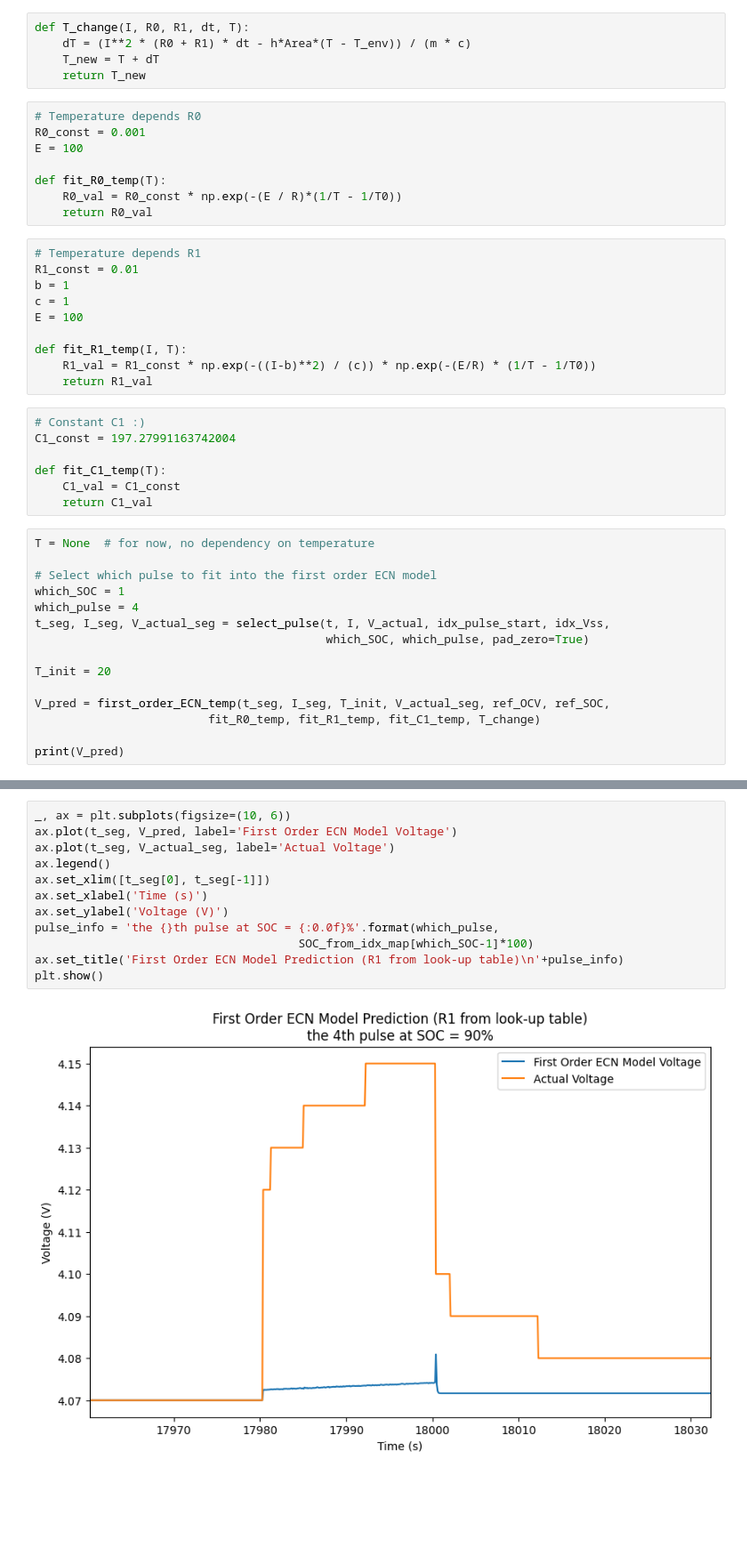
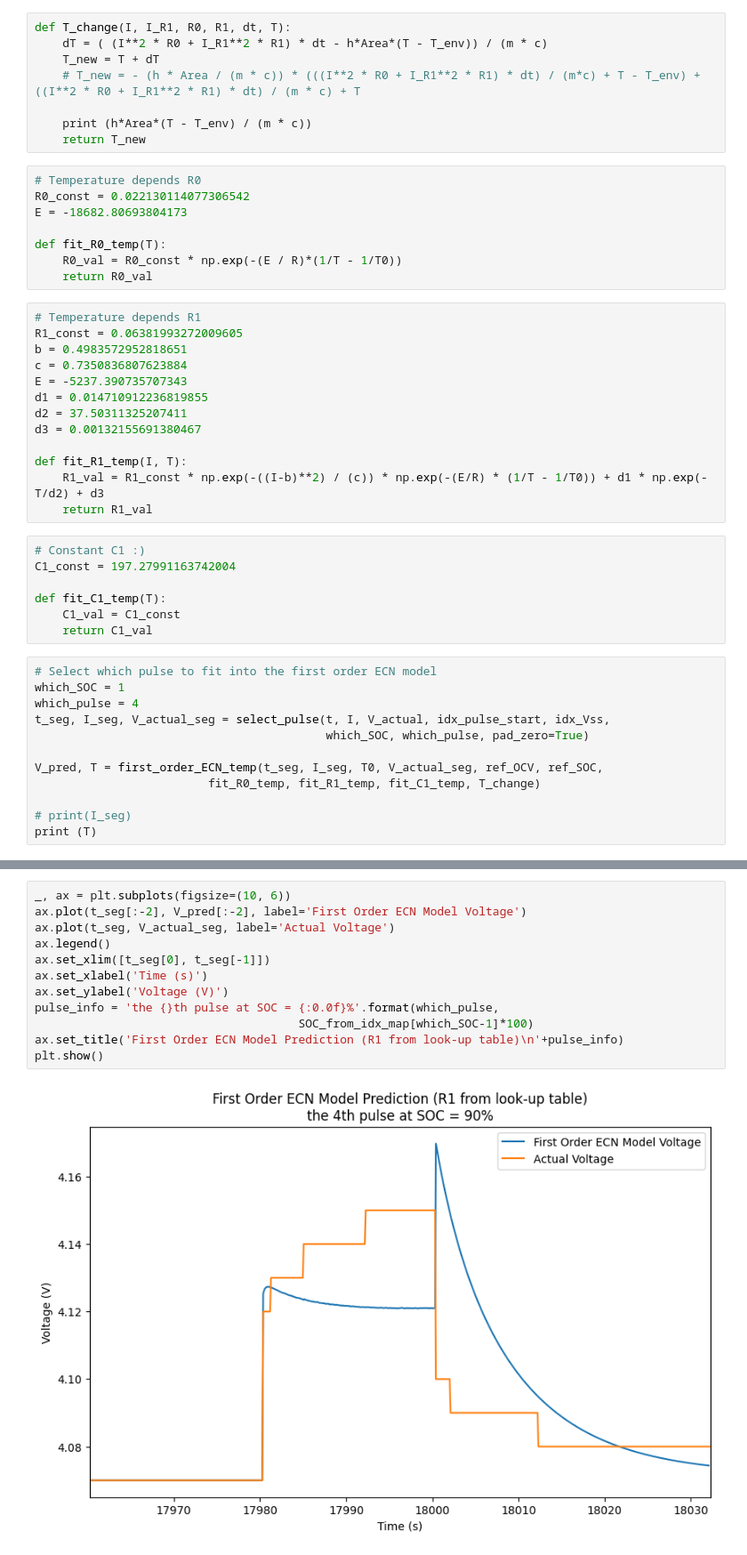
Before and after one commit to sunfanyi/modelling-of-lithium-ion-batteries, a Jupyter notebook: part_3.ipynb, the cells around one changed output, grey strips where cells are left out. Shown at 89% size. Cells and saved outputs as stored; diff of their text form; blank space fills up the shorter version.

```diff
--- a/part_3.ipynb
+++ b/part_3.ipynb
@@ -380,27 +396,33 @@ radius = 18.33e-3 / 2
 # Cell Surface Area
 Area = 2*np.pi*radius*height + 2*np.pi*radius**2
 # %%
-def T_change(I, R0, R1, dt, T):
-    dT = (I**2 * (R0 + R1) * dt - h*Area*(T - T_env)) / (m * c)
+def T_change(I, I_R1, R0, R1, dt, T):
+    dT = ( (I**2 * R0 + I_R1**2 * R1) * dt - h*Area*(T - T_env)) / (m * c)
     T_new = T + dT
+    # T_new = - (h * Area / (m * c)) * (((I**2 * R0 + I_R1**2 * R1) * dt) / (m*c) + T - T_env) + ((I**2 * R0 + I_R1**2 * R1) * dt) / (m * c) + T
+
+    print (h*Area*(T - T_env) / (m * c))
     return T_new
 # %%
 # Temperature depends R0
-R0_const = 0.001
-E = 100
+R0_const = 0.022130114077306542
+E = -18682.80693804173
 
 def fit_R0_temp(T):
     R0_val = R0_const * np.exp(-(E / R)*(1/T - 1/T0))
     return R0_val
 # %%
 # Temperature depends R1
-R1_const = 0.01
-b = 1
-c = 1
-E = 100
+R1_const = 0.06381993272009605
+b = 0.4983572952818651
+c = 0.7350836807623884
+E = -5237.390735707343
+d1 = 0.014710912236819855
+d2 = 37.50311325207411
+d3 = 0.00132155691380467
 
 def fit_R1_temp(I, T):
-    R1_val = R1_const * np.exp(-((I-b)**2) / (c)) * np.exp(-(E/R) * (1/T - 1/T0))
+    R1_val = R1_const * np.exp(-((I-b)**2) / (c)) * np.exp(-(E/R) * (1/T - 1/T0)) + d1 * np.exp(-T/d2) + d3
     return R1_val
 # %%
 # Constant C1 :)
@@ -410,18 +432,15 @@ def fit_C1_temp(T):
     C1_val = C1_const
     return C1_val
 # %%
-T = None  # for now, no dependency on temperature
-
 # Select which pulse to fit into the first order ECN model
 which_SOC = 1
 which_pulse = 4
 t_seg, I_seg, V_actual_seg = select_pulse(t, I, V_actual, idx_pulse_start, idx_Vss,
                                           which_SOC, which_pulse, pad_zero=True)
 
-T_init = 20
-
-V_pred = first_order_ECN_temp(t_seg, I_seg, T_init, V_actual_seg, ref_OCV, ref_SOC,
+V_pred, T = first_order_ECN_temp(t_seg, I_seg, T0, V_actual_seg, ref_OCV, ref_SOC,
                          fit_R0_temp, fit_R1_temp, fit_C1_temp, T_change)
 
-print(V_pred)
+# print(I_seg)
+print (T)
 # %% [output]
@@ -445,14 +464,14 @@ print(V_pred)
 # %%
 _, ax = plt.subplots(figsize=(10, 6))
-ax.plot(t_seg, V_pred, label='First Order ECN Model Voltage')
+ax.plot(t_seg[:-2], V_pred[:-2], label='First Order ECN Model Voltage')
 ax.plot(t_seg, V_actual_seg, label='Actual Voltage')
 ax.legend()
 ax.set_xlim([t_seg[0], t_seg[-1]])
 ax.set_xlabel('Time (s)')
 ax.set_ylabel('Voltage (V)')
 pulse_info = 'the {}th pulse at SOC = {:0.0f}%'.format(which_pulse,
                                       SOC_from_idx_map[which_SOC-1]*100)
 ax.set_title('First Order ECN Model Prediction (R1 from look-up table)\n'+pulse_info)
 plt.show()
 # %% [output]
-[figure, old version]
+[figure, new version]
```
Also changed, not shown: parts of 9 cells of this notebook, 1 other file.
